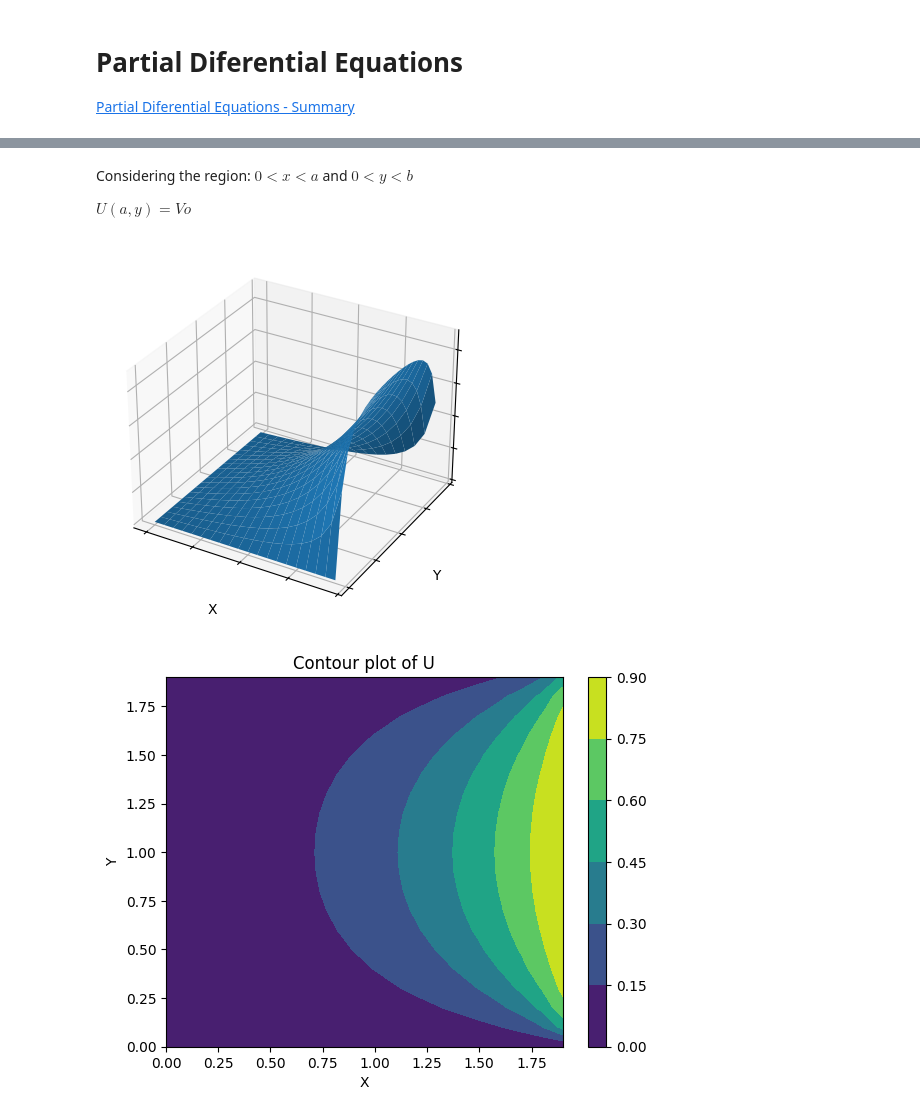
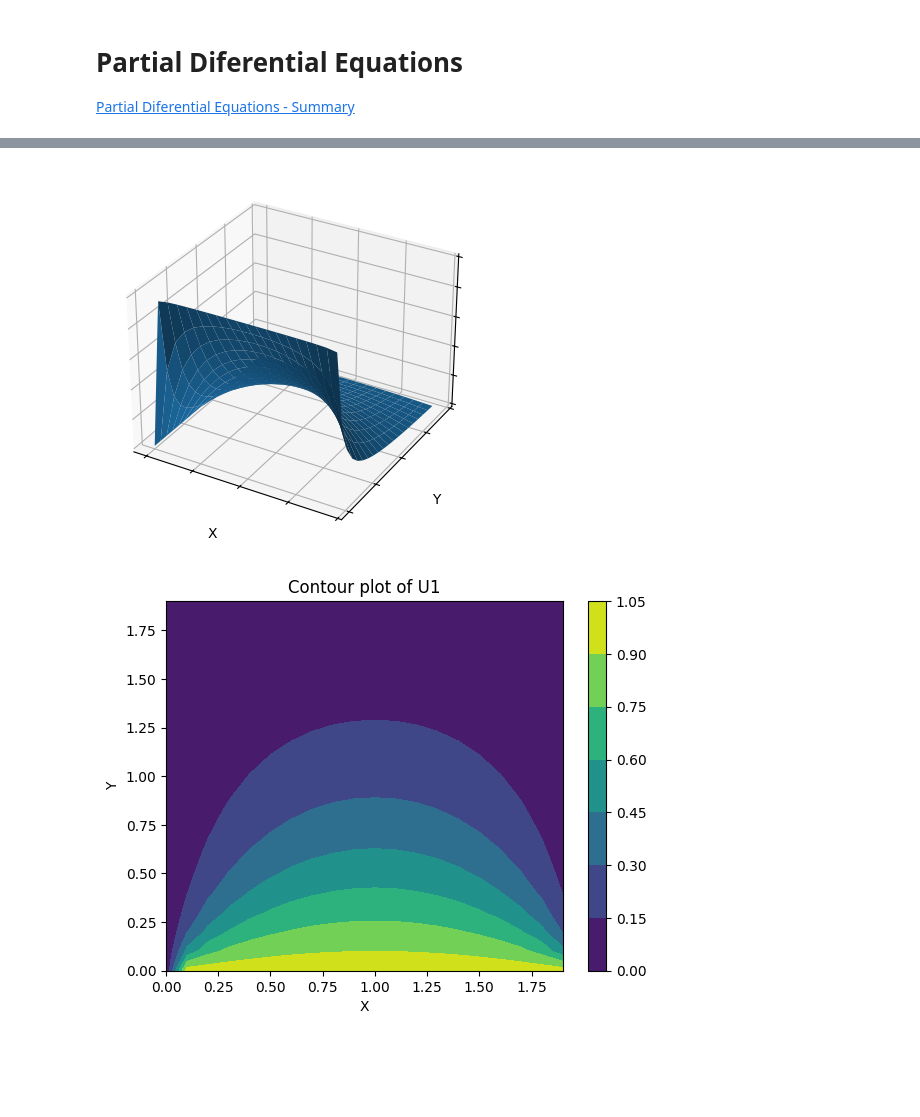
Before and after one commit to robertoarcanjo/Photonics, a Jupyter notebook: Theory/PDE.ipynb, the cells around one changed output, grey strips where cells are left out. Drawn from its saved outputs; the diff is of its cells as text; code cells hidden in the pictures; blank space fills up the shorter version.

```diff
--- a/Theory/PDE.ipynb
+++ b/Theory/PDE.ipynb
@@ -7,7 +9,3 @@
-# %% [markdown]
-Considering the region: $0<x<a$ and $0<y<b$
-
-$U(a,y) = Vo$
 # %%
 import matplotlib.pyplot as plt
 from matplotlib import cm
@@ -16,66 +14,70 @@ import numpy as np
 def U_v1(Vo,x,y,n,a,b): # In progress
     U = 0
 
-    for i in range(1, n+1, 2):
-        U += (4*Vo/((i)*np.pi))*(1/np.sinh((i)*np.pi*a/b))*np.sinh((i)*np.pi*x/b)*np.sin((i)*np.pi*y/b)
+    for i in range(n):
+        U += (4*Vo/((2*i+1)*np.pi))*(1/np.sinh((2*i+1)*np.pi*b/a))*np.sin((2*i+1)*np.pi*x/a)*np.sinh((2*i+1)*np.pi*(b-y)/a)
 
     return U
 
 def U_v2(Vo,x,y,n,a,b):
     U = 0
 
-    for i in range(1, n+1, 2):
-        U += (4*Vo/((i)*np.pi))*(1/np.sinh((i)*np.pi*a/b))*np.sinh((i)*np.pi*x/b)*np.sin((i)*np.pi*y/b)
+    for i in range(n):
+        U += (4*Vo/((2*i+1)*np.pi))*(1/np.sinh((2*i+1)*np.pi*a/b))*np.sinh((2*i+1)*np.pi*x/b)*np.sin((2*i+1)*np.pi*y/b)
 
     return U
 
 def U_v3(Vo,x,y,n,a,b): # In progress
     U = 0
 
-    for i in range(1, n+1, 2):
-        U += (4*Vo/((i)*np.pi))*(1/np.sinh((i)*np.pi*a/b))*np.sinh((i)*np.pi*x/b)*np.sin((i)*np.pi*y/b)
+    for i in range(n):
+        U += (4*Vo/((2*i+1)*np.pi))*(1/np.sinh((2*i+1)*np.pi*b/a))*np.sinh((2*i+1)*np.pi*y/a)*np.sin((2*i+1)*np.pi*x/a)
 
     return U
 
 def U_v4(Vo,x,y,n,a,b): # In progress
     U = 0
 
-    for i in range(1, n+1, 2):
-        U += (4*Vo/((i)*np.pi))*(1/np.sinh((i)*np.pi*a/b))*np.sinh((i)*np.pi*x/b)*np.sin((i)*np.pi*y/b)
+    for i in range(n):
+         U += (4*Vo/((2*i+1)*np.pi))*(1/np.sinh((2*i+1)*np.pi*a/b))*np.sin((2*i+1)*np.pi*y/b)*np.sinh((2*i+1)*np.pi*(a-x)/b)
 
     return U
 
 a = 2
 b = 2
-Vo = 1
+V1 = 1
+V2 = 2
+V3 = 3
+V4 = 4
 
 X = np.arange(0, a, 0.1)
 Y = np.arange(0, b, 0.1)
 X, Y = np.meshgrid(X, Y)
-Z = U_v2(Vo, X, Y, 100, a, b)
-
-# Plot the surface
-fig, ax = plt.subplots(subplot_kw={"projection": "3d"})
-ax.plot_surface(X, Y, Z)
-
-ax.set(xticklabels=[],
-       yticklabels=[],
-       zticklabels=[])
-
-ax.set_xlabel('X')
-ax.set_ylabel('Y')
-ax.set_zlabel('U')
-
-plt.show()
-
-# Plot in 2d
-fig, ax = plt.subplots()
-CS = ax.contourf(X, Y, Z)
-ax.set_xlabel('X')
-ax.set_ylabel('Y')
-ax.set_title('Contour plot of U')
-plt.colorbar(CS)
-plt.show()
-# %% [output]
-[figure, removed]
-[figure, removed]
+# %%
+Z1 = U_v1(V1, X, Y, 100, a, b)
+
+# Plot the surface
+fig, ax = plt.subplots(subplot_kw={"projection": "3d"})
+ax.plot_surface(X, Y, Z1)
+
+ax.set(xticklabels=[],
+       yticklabels=[],
+       zticklabels=[])
+
+ax.set_xlabel('X')
+ax.set_ylabel('Y')
+ax.set_zlabel('U')
+
+plt.show()
+
+# Plot in 2d
+fig, ax = plt.subplots()
+CS = ax.contourf(X, Y, Z1)
+ax.set_xlabel('X')
+ax.set_ylabel('Y')
+ax.set_title('Contour plot of U1')
+plt.colorbar(CS)
+plt.show()
+# %% [output]
+[figure, added]
+[figure, added]
```
Also changed, not shown: parts of 5 cells of this notebook, 2 other files.
